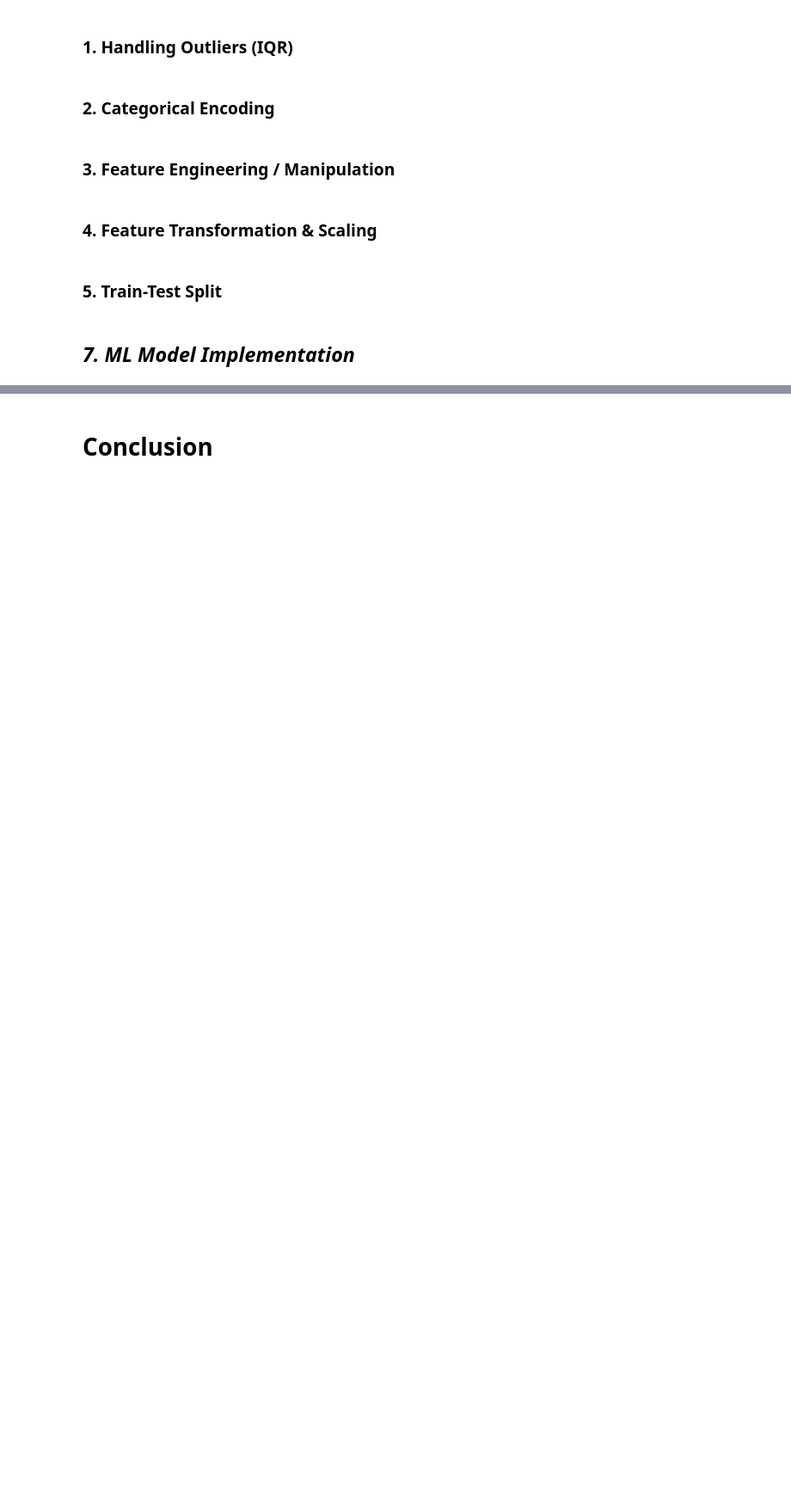
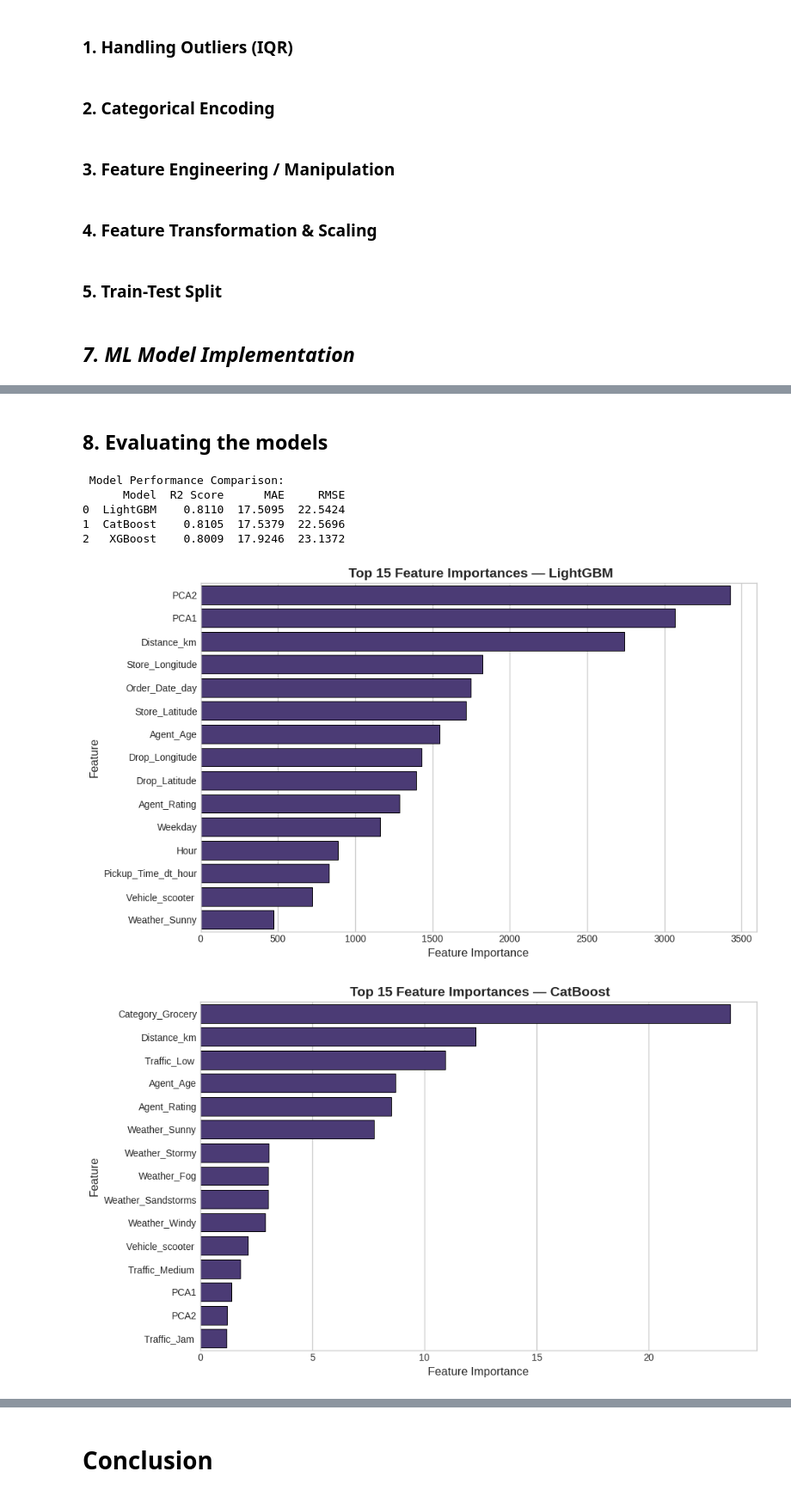
Before and after one commit to Jan2309jr/Amazon-Delivery-Time-Prediction, a Jupyter notebook: Amazon_Delivery_Time_Prediction.ipynb, the cells around one changed output, grey strips where cells are left out. Shown at 86% size. Cells and saved outputs as stored; diff of their text form; code cells hidden in the pictures; blank space fills up the shorter version.

```diff
--- a/Amazon_Delivery_Time_Prediction.ipynb
+++ b/Amazon_Delivery_Time_Prediction.ipynb
@@ -616,7 +655,7 @@ df['PCA1'], df['PCA2'] = df_pca[:,0], df_pca[:,1]
 # %%
 X = df.drop('Delivery_Time', axis=1)
 y = df['Delivery_Time']
-
+X = preprocess_features(X)
 X_train, X_test, y_train, y_test = train_test_split(X, y, test_size=0.2, random_state=42)
 # %% [markdown]
 ## ***7. ML Model Implementation***
@@ -728,0 +733,49 @@ Answer Here.
+# %% [markdown]
+## **8. Evaluating the models**
+# %%
+results_df = pd.DataFrame(results)
+print("\n Model Performance Comparison:")
+print(results_df.sort_values(by="R2 Score", ascending=False).reset_index(drop=True))
+# %% [output]
+ Model Performance Comparison:
+      Model  R2 Score      MAE     RMSE
+0  LightGBM    0.8110  17.5095  22.5424
+1  CatBoost    0.8105  17.5379  22.5696
+2   XGBoost    0.8009  17.9246  23.1372
+# %%
+# Make plots look better globally
+plt.style.use('seaborn-v0_8-whitegrid')
+sns.set_palette("viridis")
+
+# Feature Importance for tree-based models
+for name, model in models.items():
+    if hasattr(model, "feature_importances_"):  # covers all tree-based models
+        fi = model.feature_importances_
+        fi_df = (
+            pd.DataFrame({
+                "Feature": X_train.columns,
+                "Importance": fi
+            })
+            .sort_values(by="Importance", ascending=False)
+            .head(15)  # show top 15 features
+        )
+
+        plt.figure(figsize=(10, 6))
+        sns.barplot(
+            data=fi_df,
+            x="Importance",
+            y="Feature",
+            orient="h",
+            edgecolor='black',
+            linewidth=0.7
+        )
+        plt.title(f" Top 15 Feature Importances — {name}", fontsize=14, weight='bold')
+        plt.xlabel("Feature Importance", fontsize=12)
+        plt.ylabel("Feature", fontsize=12)
+        plt.xticks(fontsize=10)
+        plt.yticks(fontsize=10)
+        plt.tight_layout()
+        plt.show()
+# %% [output]
+[figure, added]
+[figure, added]
```
Also changed, not shown: parts of 59 cells of this notebook.
